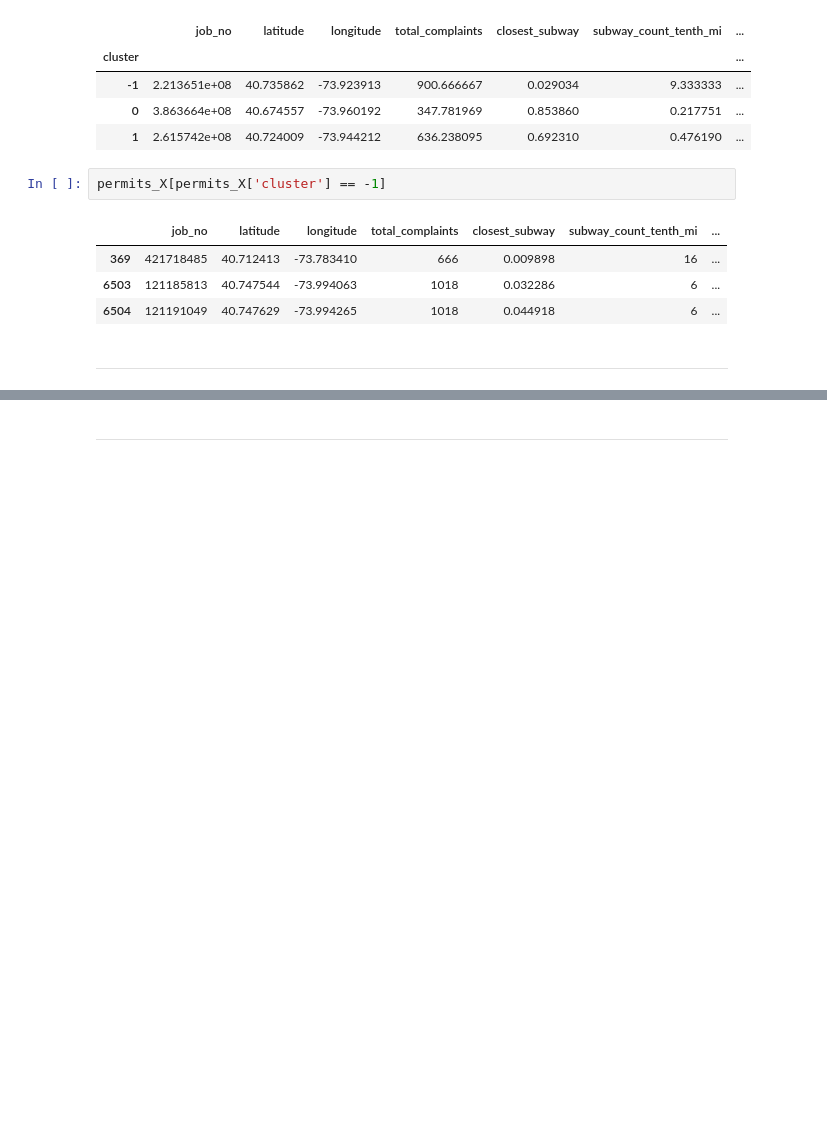
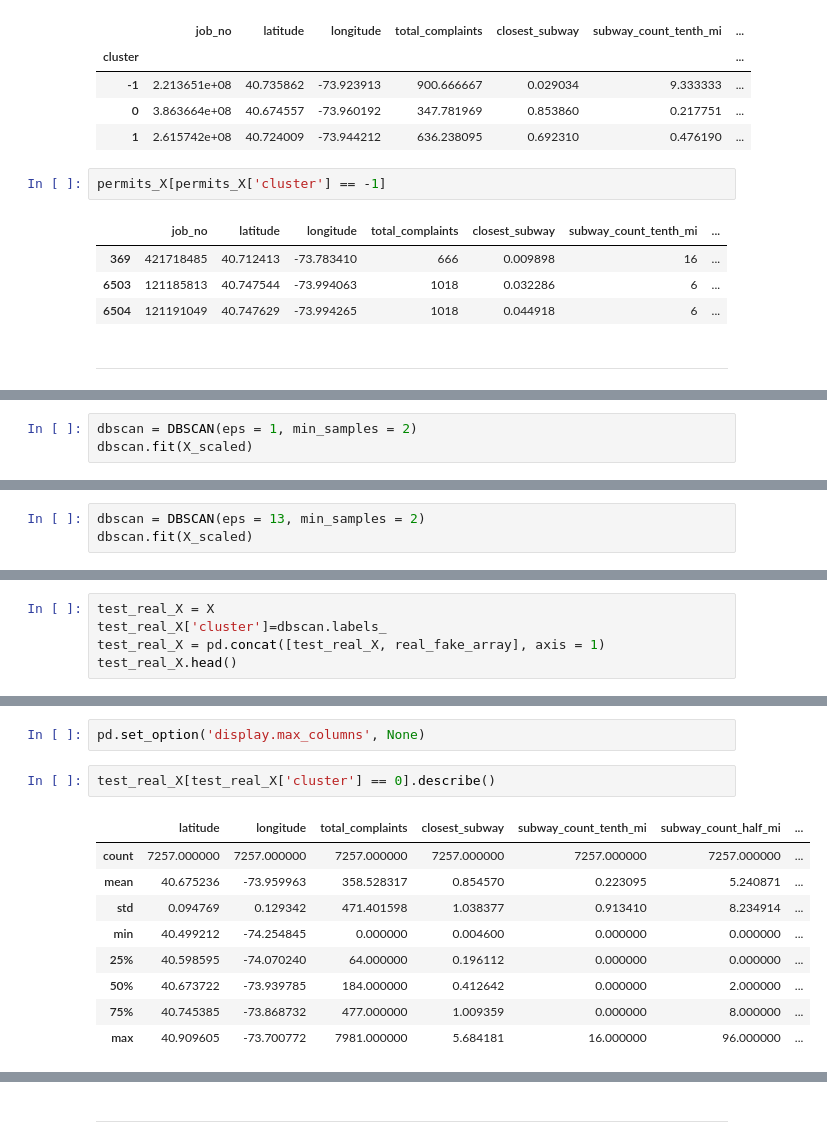
Before and after one commit to lmdunn/nycpermits, a Jupyter notebook: 04_modeling.ipynb, the cells around one changed output, grey strips where cells are left out. Cells and saved outputs as stored; diff of their text form; blank space fills up the shorter version.

```diff
--- a/04_modeling.ipynb
+++ b/04_modeling.ipynb
@@ -585,0 +1663,3 @@ permits_X[permits_X['cluster'] == -1]
+# %%
+dbscan = DBSCAN(eps = 1, min_samples = 2)
+dbscan.fit(X_scaled)
@@ -585,0 +1726,3 @@ permits_X[permits_X['cluster'] == -1]
+# %%
+dbscan = DBSCAN(eps = 13, min_samples = 2)
+dbscan.fit(X_scaled)
@@ -585,0 +1735,5 @@ permits_X[permits_X['cluster'] == -1]
+# %%
+test_real_X = X
+test_real_X['cluster']=dbscan.labels_
+test_real_X = pd.concat([test_real_X, real_fake_array], axis = 1)
+test_real_X.head()
@@ -585,0 +1803,14 @@ permits_X[permits_X['cluster'] == -1]
+# %%
+pd.set_option('display.max_columns', None)
+# %%
+test_real_X[test_real_X['cluster'] == 0].describe()
+# %% [output]
+|  | latitude | longitude | total_complaints | closest_subway | subway_count_tenth_mi | subway_count_half_mi | ... |
+| count | 7257.000000 | 7257.000000 | 7257.000000 | 7257.000000 | 7257.000000 | 7257.000000 | ... |
+| mean | 40.675236 | -73.959963 | 358.528317 | 0.854570 | 0.223095 | 5.240871 | ... |
+| std | 0.094769 | 0.129342 | 471.401598 | 1.038377 | 0.913410 | 8.234914 | ... |
+| min | 40.499212 | -74.254845 | 0.000000 | 0.004600 | 0.000000 | 0.000000 | ... |
+| 25% | 40.598595 | -74.070240 | 64.000000 | 0.196112 | 0.000000 | 0.000000 | ... |
+| 50% | 40.673722 | -73.939785 | 184.000000 | 0.412642 | 0.000000 | 2.000000 | ... |
+| 75% | 40.745385 | -73.868732 | 477.000000 | 1.009359 | 0.000000 | 8.000000 | ... |
+| max | 40.909605 | -73.700772 | 7981.000000 | 5.684181 | 16.000000 | 96.000000 | ... |
```
Also changed, not shown: parts of 221 cells of this notebook, 14 other files.
